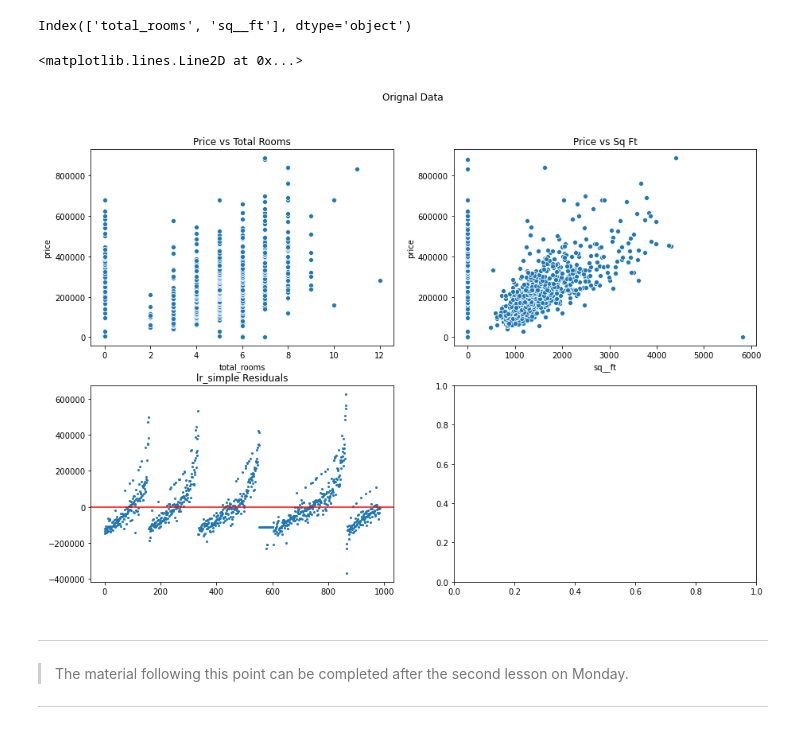
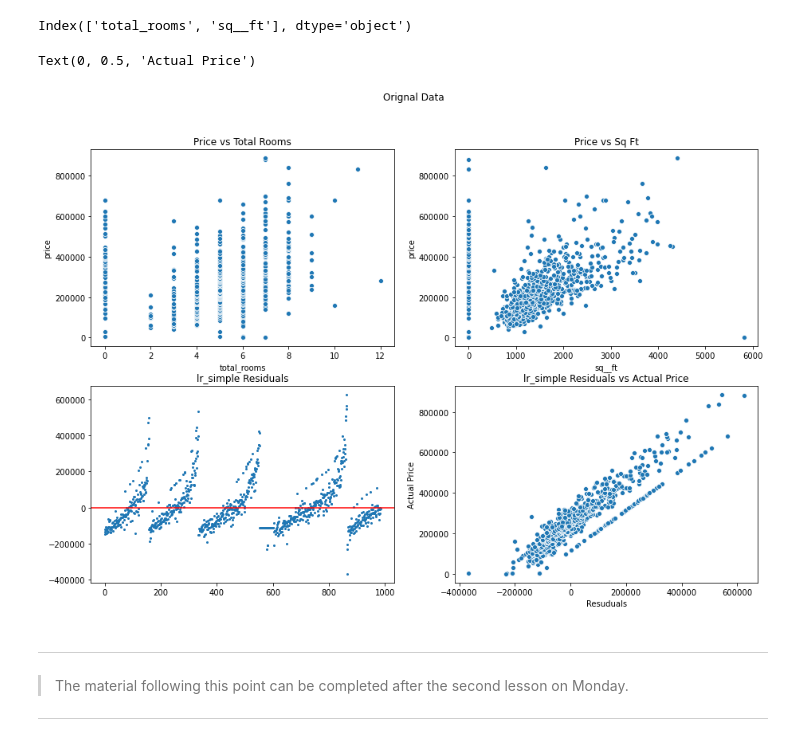
Before and after one commit to viviloaf/general-assembly, a Jupyter notebook: labs/3.01-lab-linear-regression-master/linear-regression-sacramento.ipynb, the cells around one changed output. Cells and saved outputs as stored; diff of their text form; code cells hidden in the pictures.

```diff
--- a/labs/3.01-lab-linear-regression-master/linear-regression-sacramento.ipynb
+++ b/labs/3.01-lab-linear-regression-master/linear-regression-sacramento.ipynb
@@ -470,19 +471,24 @@ Index(['total_rooms', 'sq__ft'], dtype='object')
 # %%
 f, axs = plt.subplots(2, 2,figsize=(15,10))
 plt.suptitle('Orignal Data')
 plt.subplot(2, 2, 1)
 sns.scatterplot(X_simple['total_rooms'], y)
 plt.title('Price vs Total Rooms')
 plt.subplot(2, 2, 2)
 sns.scatterplot(X_simple['sq__ft'], y)
 plt.title('Price vs Sq Ft')
 plt.subplot(2, 2, 3)
 plt.title('lr_simple Residuals')
 plt.plot(residuials_simple, 'o', markersize=2)
 plt.axhline(color = 'red')
+plt.subplot(2, 2, 4)
+plt.title('lr_simple Residuals vs Actual Price')
+sns.scatterplot(residuials_simple, y)
+plt.xlabel('Resuduals')
+plt.ylabel('Actual Price')
 # %% [output]
-<matplotlib.lines.Line2D at 0x...>
+Text(0, 0.5, 'Actual Price')
-[figure, old version]
+[figure, new version]
 # %%
 # Okay, the obvious weird trend of data having a log looking relationship comes from the total rooms vs price variable
 # %%
```
Also changed, not shown: parts of 64 cells of this notebook.
